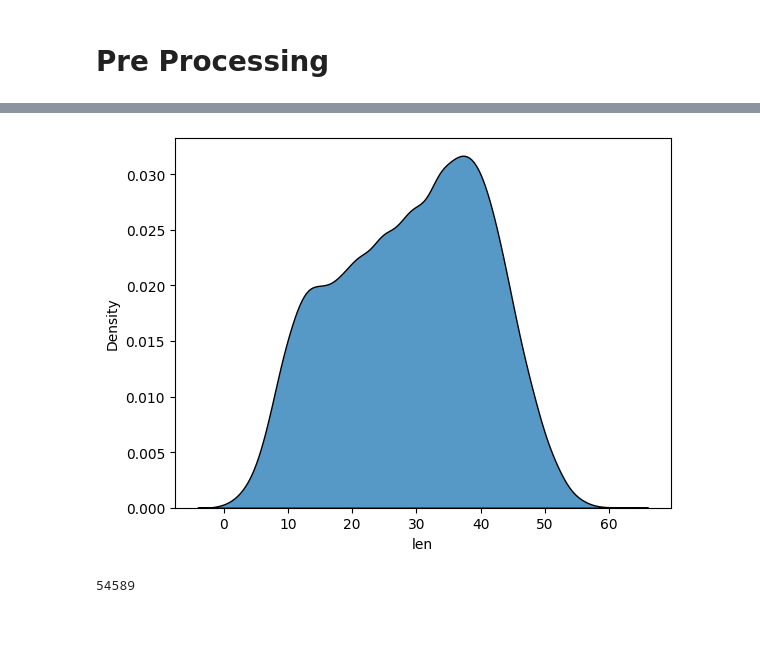
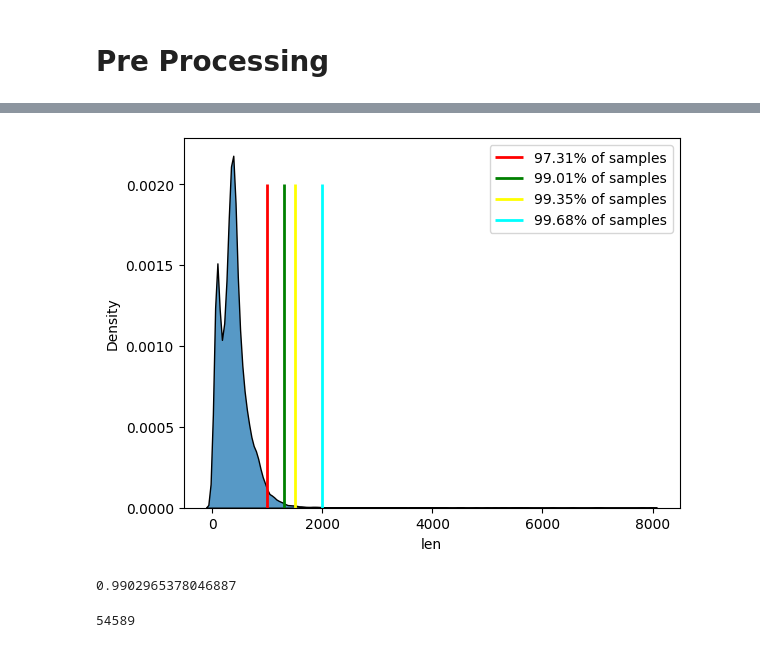
Before and after one commit to RedBatProject/Works, a Jupyter notebook: work_39 tweets fake real.ipynb, the cells around one changed output, grey strips where cells are left out. Saved outputs shown, nothing was run; the diff lists cells and outputs as text; code cells hidden in the pictures.

```diff
--- a/work_39 tweets fake real.ipynb
+++ b/work_39 tweets fake real.ipynb
@@ -210,10 +201,20 @@ data.len.max()
-# %%
-# sns.histplot(data['len'],kind='kde')
-sns.kdeplot(data=data['len'],multiple="stack")
-data['len'].to_csv(f'{path}wordlen.csv',index=False)
-plt.savefig(f'{path}wordlen.png',bbox_inches='tight')
-# %% [output]
-[figure, removed]
+# %%
+# sns.histplot(data['len'],kind='kde')
+sns.kdeplot(data=data['len'],multiple="stack")
+plt.vlines(x=1000, ymin=0, ymax=0.002, colors='red', linestyles='-', lw=2, label='97.31% of samples')
+plt.vlines(x=1300, ymin=0, ymax=0.002, colors='g', linestyles='-', lw=2, label='99.01% of samples')
+plt.vlines(x=1500, ymin=0, ymax=0.002, colors='yellow', linestyles='-', lw=2, label='99.35% of samples')
+plt.vlines(x=2000, ymin=0, ymax=0.002, colors='aqua', linestyles='-', lw=2, label='99.68% of samples')
+
+plt.legend()
+data['len'].to_csv(f'{path}wordlen.csv',index=False)
+plt.savefig(f'{path}wordlen.png',bbox_inches='tight')
+# %% [output]
+[figure, added]
+# %%
+data[data['len']<1300].shape[0]/data.shape[0]
+# %% [output]
+0.9902965378046887
 # %%
 # import tensorflow as tf
 # import numpy as np
```
Also changed, not shown: parts of 38 cells of this notebook.
